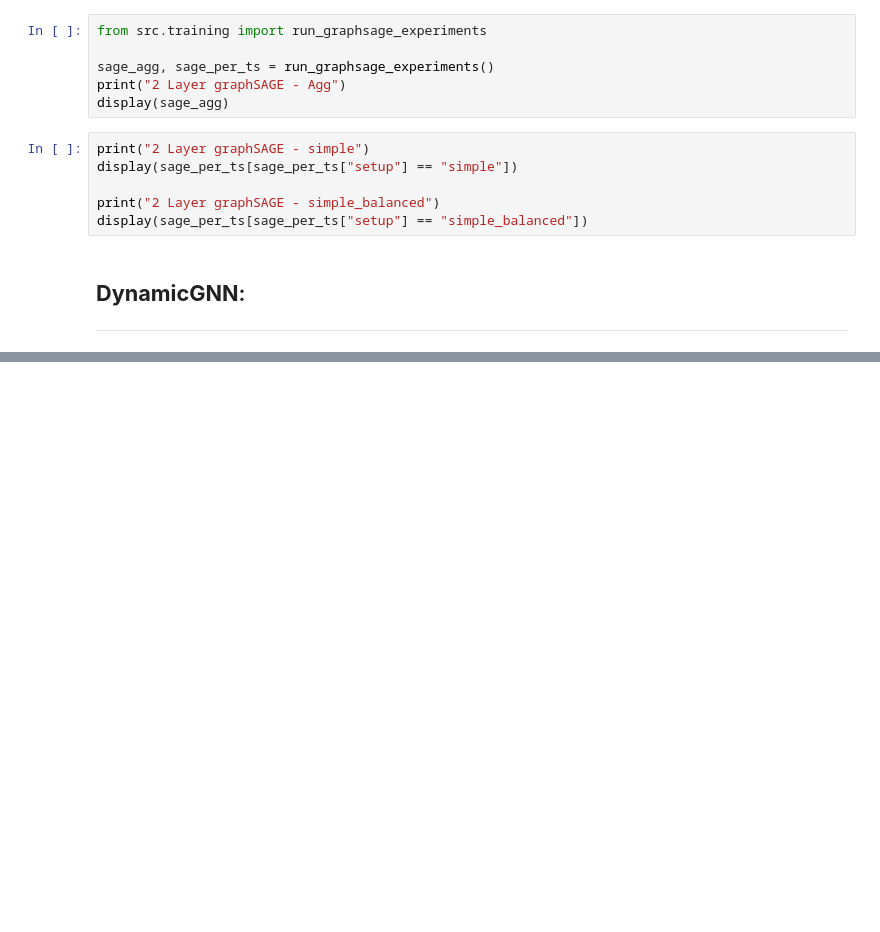
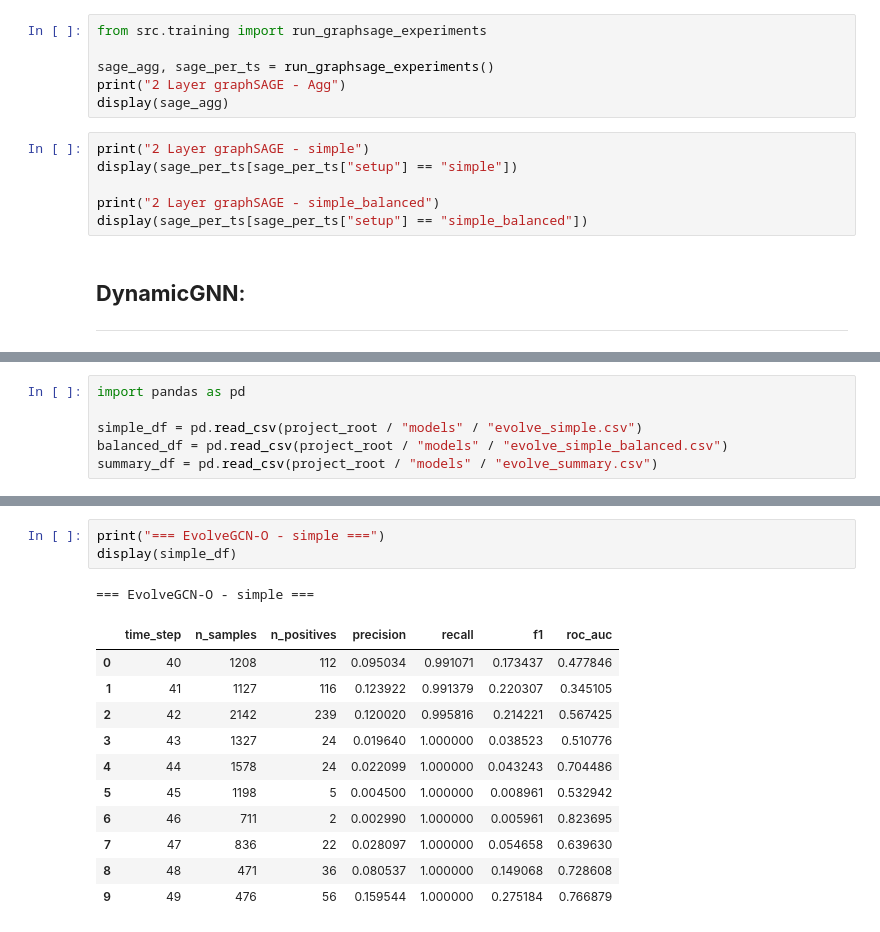
Before and after one commit to SokratisHadjichristodoulou/AML-Thesis, a Jupyter notebook: experiments/rq2_graph_models.ipynb, the cells around one changed output, grey strips where cells are left out. Cells and saved outputs as stored; diff of their text form; blank space fills up the shorter version.

```diff
--- a/experiments/rq2_graph_models.ipynb
+++ b/experiments/rq2_graph_models.ipynb
@@ -588,0 +597,6 @@ display(evolve_per_ts[evolve_per_ts["setup"] == "simple"])
+# %%
+import pandas as pd
+
+simple_df = pd.read_csv(project_root / "models" / "evolve_simple.csv")
+balanced_df = pd.read_csv(project_root / "models" / "evolve_simple_balanced.csv")
+summary_df = pd.read_csv(project_root / "models" / "evolve_summary.csv")
@@ -588,0 +611,16 @@ display(evolve_per_ts[evolve_per_ts["setup"] == "simple"])
+# %%
+print("=== EvolveGCN-O - simple ===")
+display(simple_df)
+# %% [output]
+=== EvolveGCN-O - simple ===
+|  | time_step | n_samples | n_positives | precision | recall | f1 | roc_auc |
+| 0 | 40 | 1208 | 112 | 0.095034 | 0.991071 | 0.173437 | 0.477846 |
+| 1 | 41 | 1127 | 116 | 0.123922 | 0.991379 | 0.220307 | 0.345105 |
+| 2 | 42 | 2142 | 239 | 0.120020 | 0.995816 | 0.214221 | 0.567425 |
+| 3 | 43 | 1327 | 24 | 0.019640 | 1.000000 | 0.038523 | 0.510776 |
+| 4 | 44 | 1578 | 24 | 0.022099 | 1.000000 | 0.043243 | 0.704486 |
+| 5 | 45 | 1198 | 5 | 0.004500 | 1.000000 | 0.008961 | 0.532942 |
+| 6 | 46 | 711 | 2 | 0.002990 | 1.000000 | 0.005961 | 0.823695 |
+| 7 | 47 | 836 | 22 | 0.028097 | 1.000000 | 0.054658 | 0.639630 |
+| 8 | 48 | 471 | 36 | 0.080537 | 1.000000 | 0.149068 | 0.728608 |
+| 9 | 49 | 476 | 56 | 0.159544 | 1.000000 | 0.275184 | 0.766879 |
```
Also changed, not shown: parts of 5 cells of this notebook, 4 other files.
